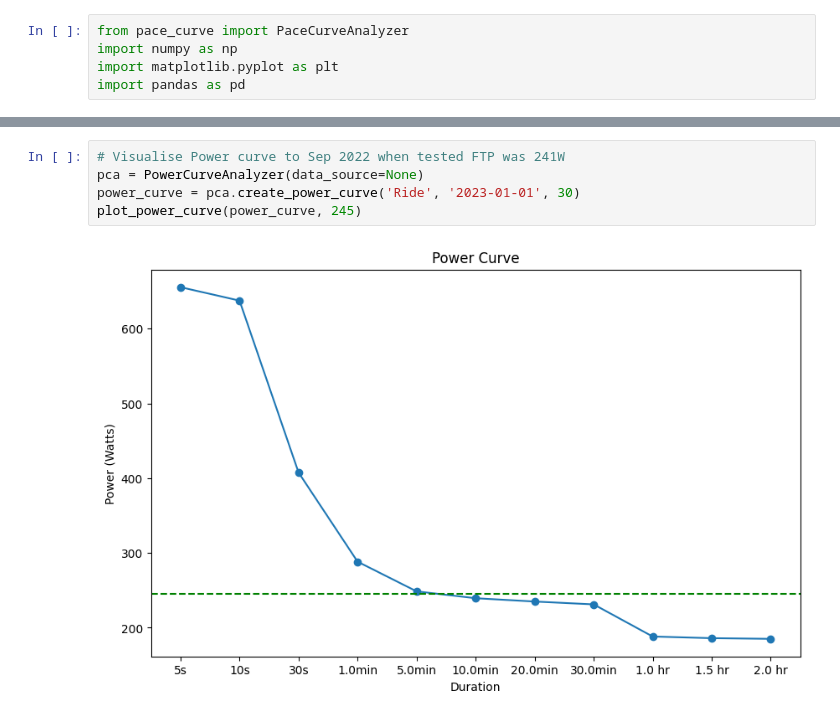
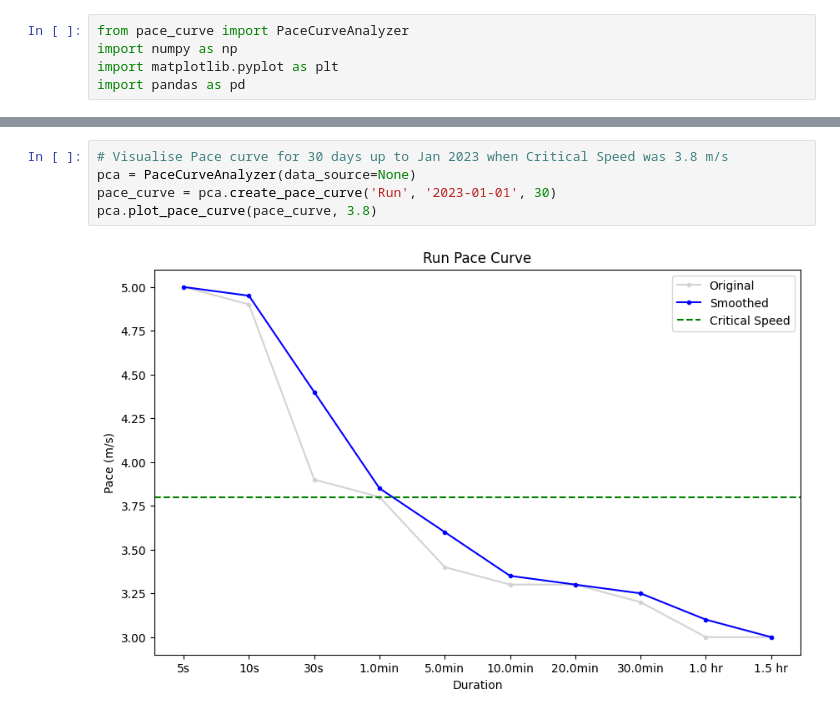
Before and after one commit to Redback-Operations/redback-fit-sports-performance, a Jupyter notebook: Cycling Analysis/Pace Curve Visualisations.ipynb, the cells around one changed output, grey strips where cells are left out. Saved outputs shown, nothing was run; the diff lists cells and outputs as text.

```diff
--- a/Cycling Analysis/Pace Curve Visualisations.ipynb
+++ b/Cycling Analysis/Pace Curve Visualisations.ipynb
@@ -53,7 +20,7 @@ plot_power_curve(power_curve, 245)
-# %%
-# Visualise Power curve to Sep 2022 when tested FTP was 241W
-pca = PowerCurveAnalyzer(data_source=None)
-power_curve = pca.create_power_curve('Ride', '2023-01-01', 30)
-plot_power_curve(power_curve, 245)
-# %% [output]
-[figure, removed]
+# %%
+# Visualise Pace curve for 30 days up to Jan 2023 when Critical Speed was 3.8 m/s
+pca = PaceCurveAnalyzer(data_source=None)
+pace_curve = pca.create_pace_curve('Run', '2023-01-01', 30)
+pca.plot_pace_curve(pace_curve, 3.8)
+# %% [output]
+[figure, added]
```
Also changed, not shown: parts of 6 cells of this notebook, 1 other file.
